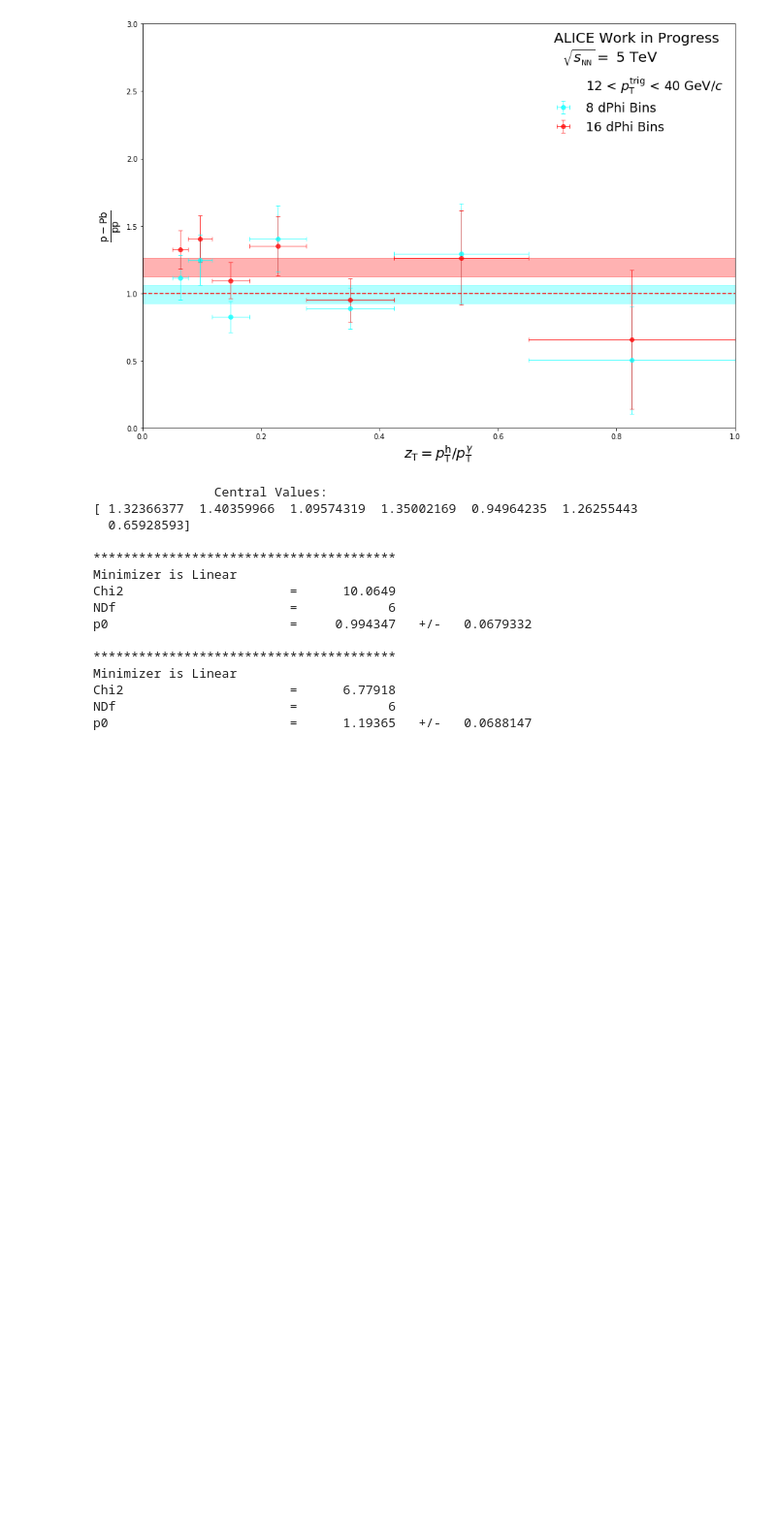
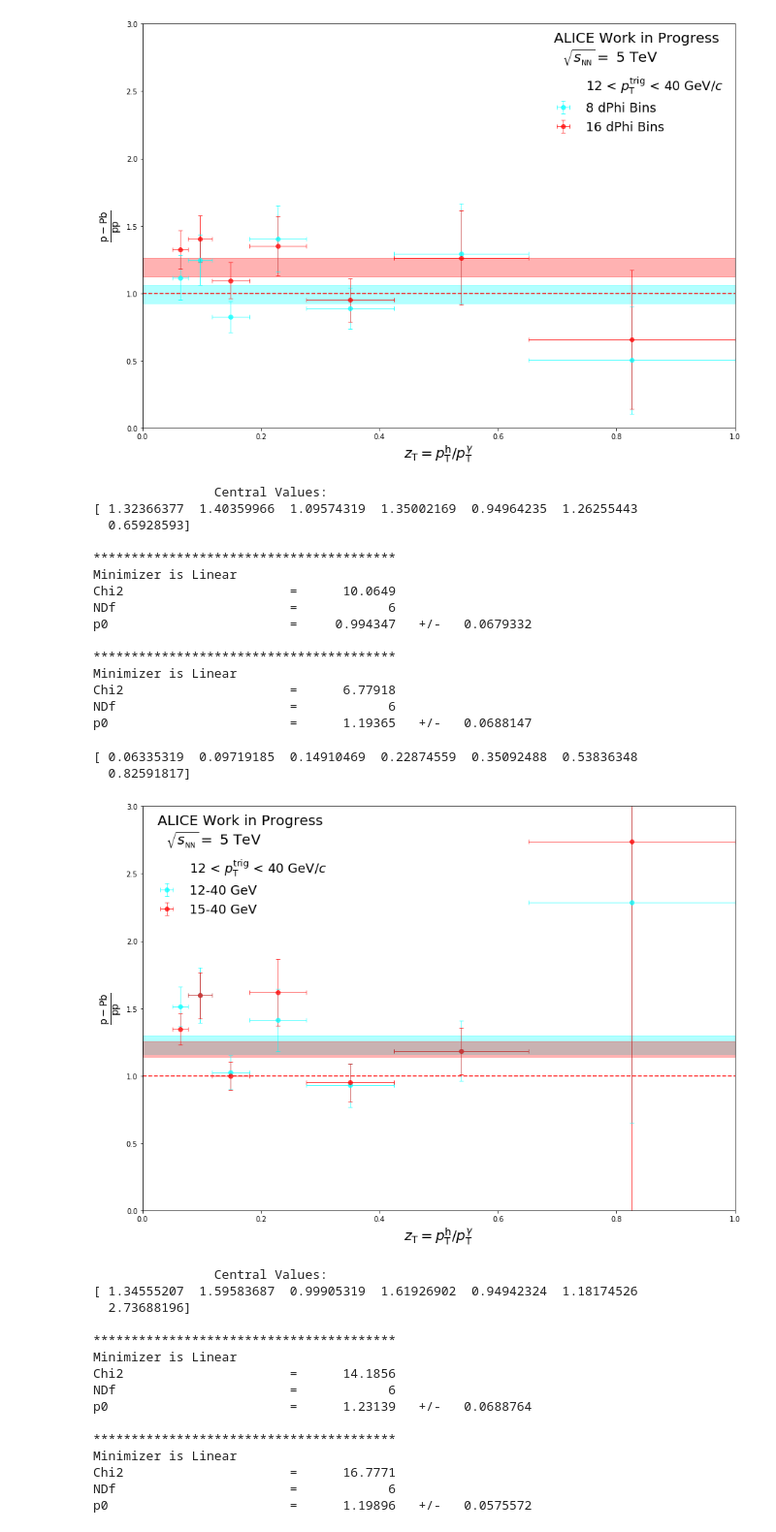
Before and after one commit to ftoralesacosta/GH_Correlations, a Jupyter notebook: Analysis_Notebooks/pythonic_correlations.ipynb, the cells around one changed output. Shown at 97% size. Drawn from its saved outputs; the diff is of its cells as text; code cells hidden in the pictures; blank space fills up the shorter version.

```diff
--- a/Analysis_Notebooks/pythonic_correlations.ipynb
+++ b/Analysis_Notebooks/pythonic_correlations.ipynb
@@ -332,3 +357,28 @@ Minimizer is Linear
 Chi2                      =      6.77918
 NDf                       =            6
 p0                        =      1.19365   +/-   0.0688147
+# %%
+strings = ["pT_Rebin_4","pT_Rebin_4_Cut"]
+string_descriptions = ["12-40 GeV", "15-40 GeV"]
+colors = ["cyan","red"]
+print(zT_centers)
+Compare_pp_pPB_Avg_Ratio_lists(strings, string_descriptions,colors,True)
+# %% [output]
+[ 0.06335319  0.09719185  0.14910469  0.22874559  0.35092488  0.53836348
+  0.82591817]
+[figure, added]
+                Central Values:
+[ 1.34555207  1.59583687  0.99905319  1.61926902  0.94942324  1.18174526
+  2.73688196]
+
+****************************************
+Minimizer is Linear
+Chi2                      =      14.1856
+NDf                       =            6
+p0                        =      1.23139   +/-   0.0688764
+
+****************************************
+Minimizer is Linear
+Chi2                      =      16.7771
+NDf                       =            6
+p0                        =      1.19896   +/-   0.0575572
```
Also changed, not shown: parts of 10 cells of this notebook, 52 other files.
